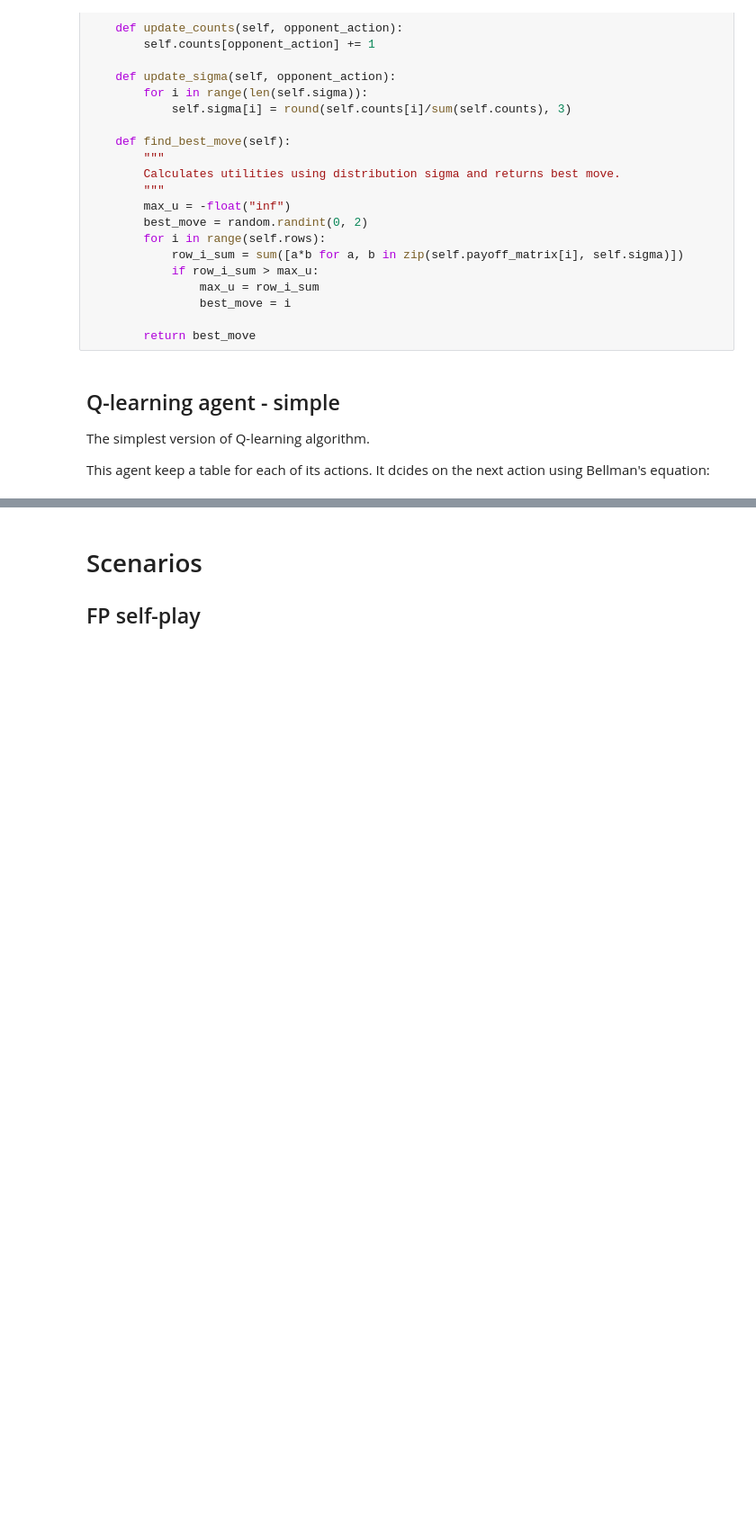
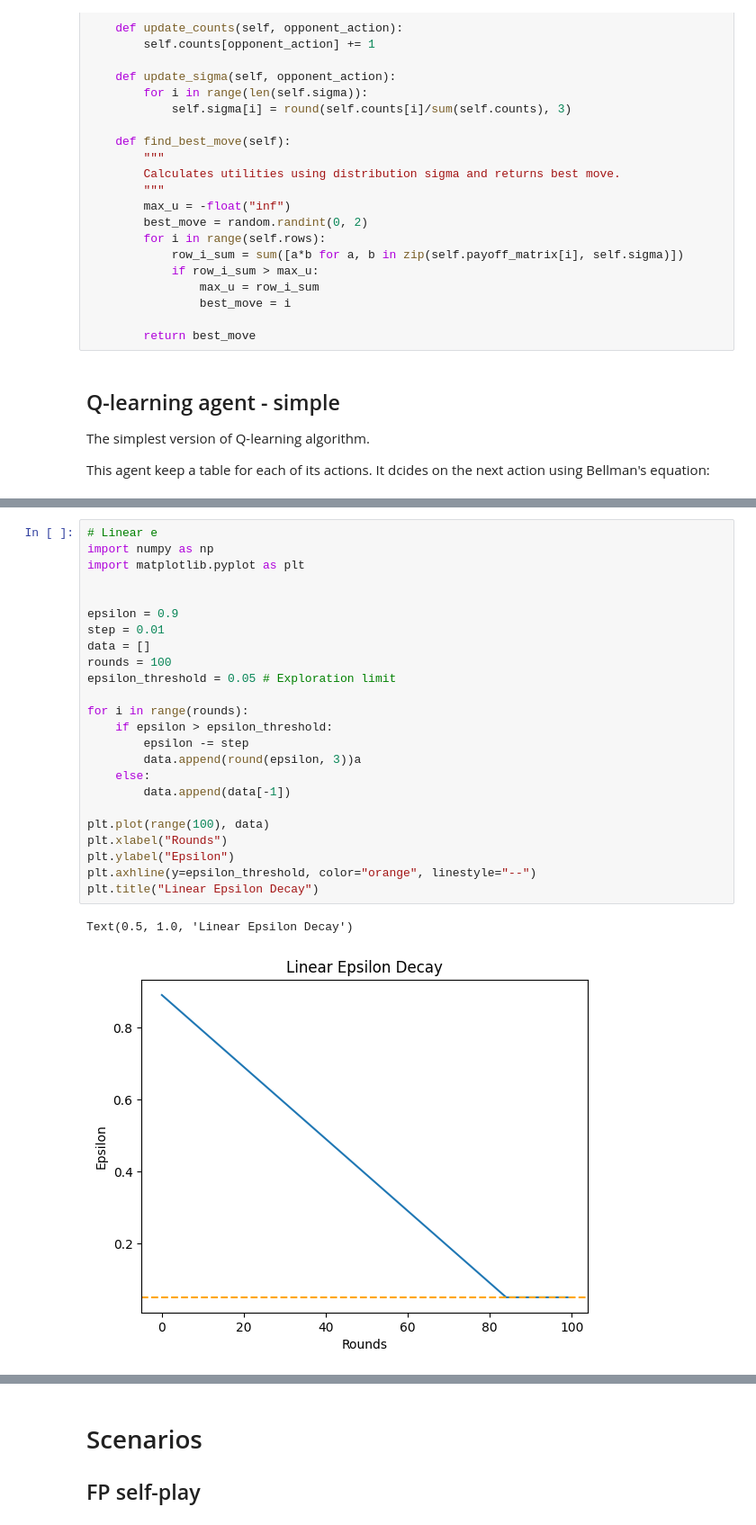
Before and after one commit to gpetrousov/adversarial_rl_demokritos, a Jupyter notebook: FP_and_RL_equilibria.ipynb, the cells around one changed output, grey strips where cells are left out. Shown at 90% size. Drawn from its saved outputs; the diff is of its cells as text; blank space fills up the shorter version.

Commit message:
Epsilon decay functions

```diff
--- a/FP_and_RL_equilibria.ipynb
+++ b/FP_and_RL_equilibria.ipynb
@@ -391,0 +409,27 @@ class QLearning():
+# %%
+# Linear e
+import numpy as np
+import matplotlib.pyplot as plt
+
+
+epsilon = 0.9
+step = 0.01
+data = []
+rounds = 100
+epsilon_threshold = 0.05 # Exploration limit
+
+for i in range(rounds):
+    if epsilon > epsilon_threshold:
+        epsilon -= step
+        data.append(round(epsilon, 3))a
+    else:
+        data.append(data[-1])
+
+plt.plot(range(100), data)
+plt.xlabel("Rounds")
+plt.ylabel("Epsilon")
+plt.axhline(y=epsilon_threshold, color="orange", linestyle="--")
+plt.title("Linear Epsilon Decay")
+# %% [output]
+Text(0.5, 1.0, 'Linear Epsilon Decay')
+[figure, added]
```
Also changed, not shown: parts of 4 cells of this notebook.
